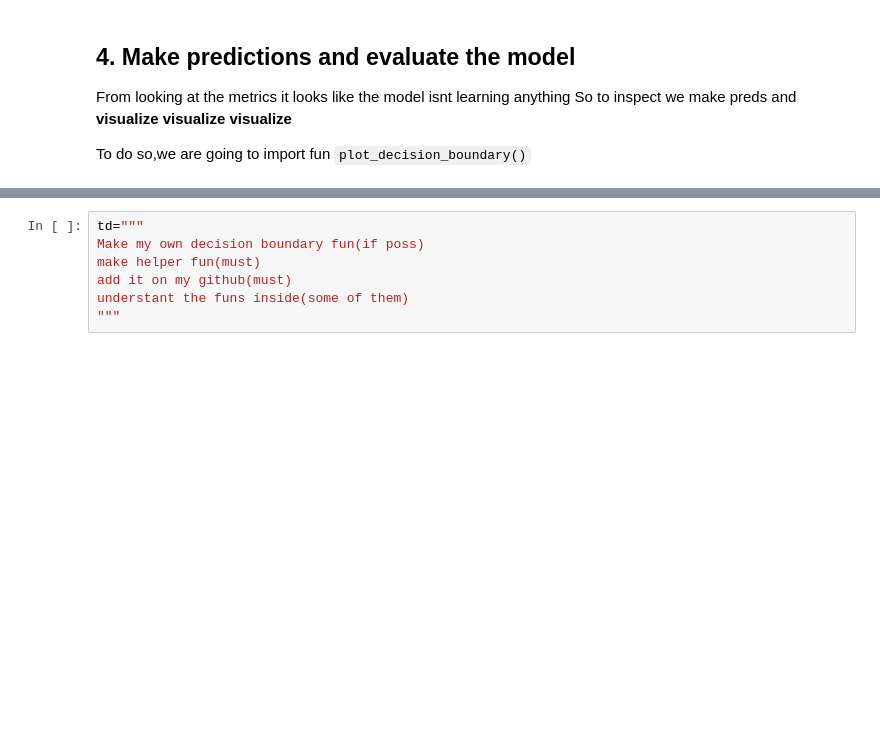
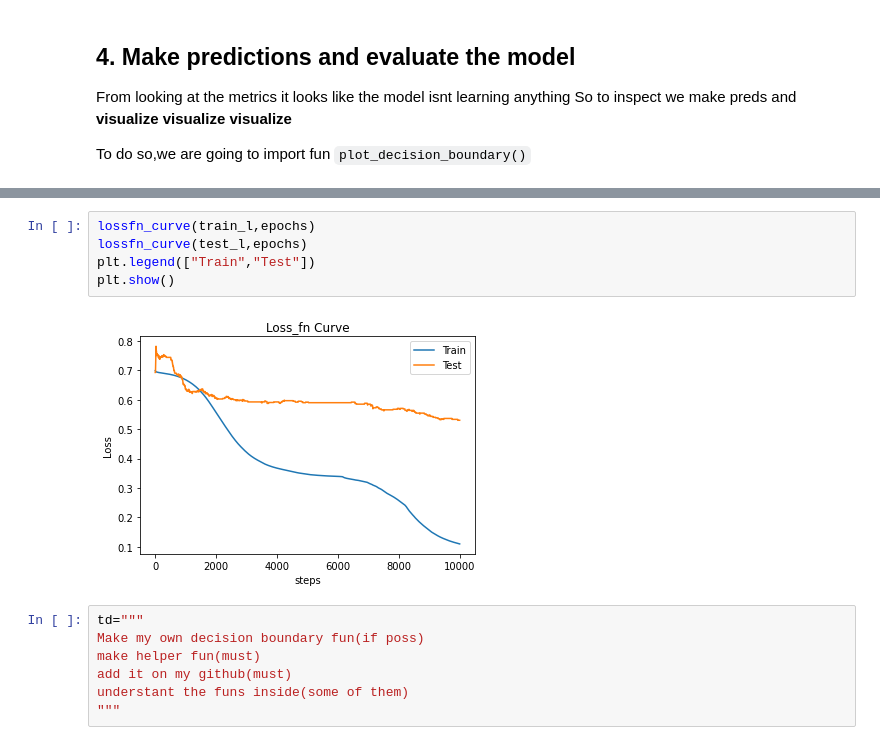
Before and after one commit to MananShukla7/Pytorch-CV, a Jupyter notebook: 03_Neural_Network_Classification_Pytorch.ipynb, the cells around one changed output, grey strips where cells are left out. Cells and saved outputs as stored; diff of their text form; blank space fills up the shorter version.

```diff
--- a/03_Neural_Network_Classification_Pytorch.ipynb
+++ b/03_Neural_Network_Classification_Pytorch.ipynb
@@ -411,3 +420,10 @@ plot_decision_boundary(model_0,X_test,y_test)
+# %%
+lossfn_curve(train_l,epochs)
+lossfn_curve(test_l,epochs)
+plt.legend(["Train","Test"])
+plt.show()
+# %% [output]
+[figure, added]
 # %%
 td="""
 Make my own decision boundary fun(if poss)
```
Also changed, not shown: parts of 43 cells of this notebook.
